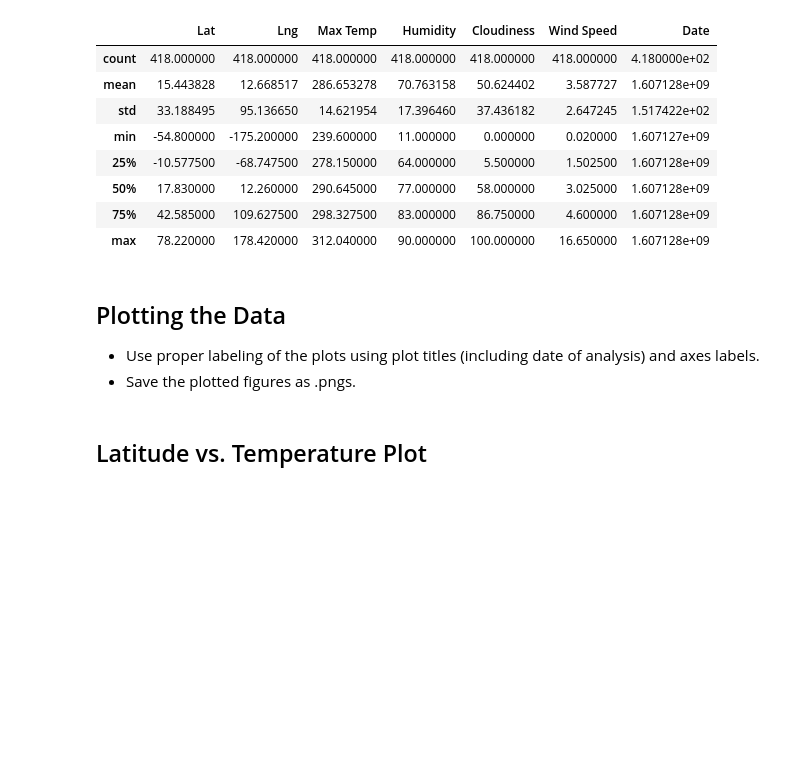
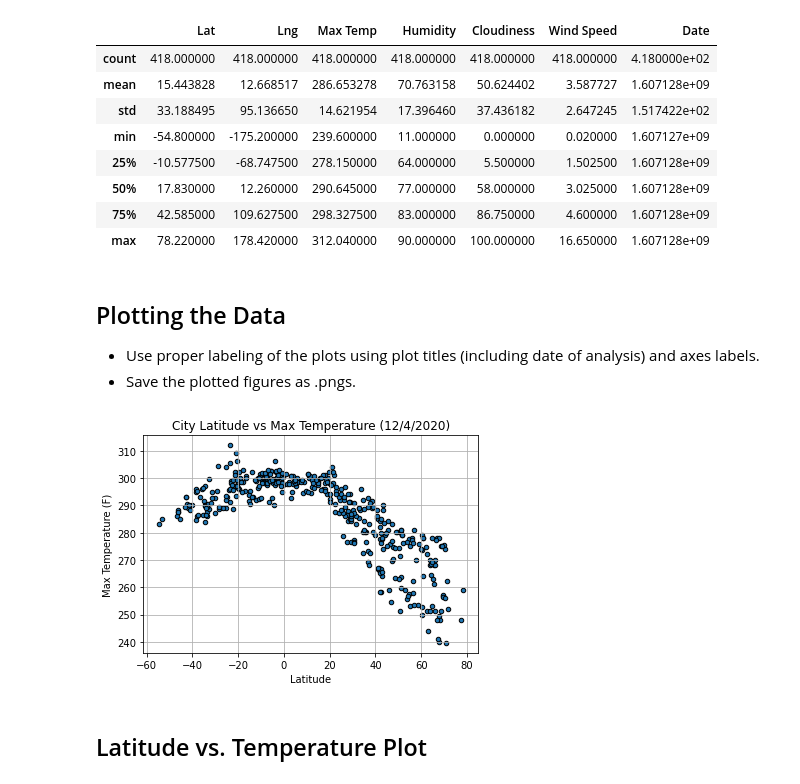
Before and after one commit to perkins228/python-api-challenge, a Jupyter notebook: WeatherPY/WeatherPy.ipynb, the cells around one changed output. Saved outputs shown, nothing was run; the diff lists cells and outputs as text; code cells hidden in the pictures; blank space fills up the shorter version.

```diff
--- a/WeatherPY/WeatherPy.ipynb
+++ b/WeatherPY/WeatherPy.ipynb
@@ -174,3 +172,10 @@ clean_city_data.plot()
+# %%
+clean_city_data.plot(x = "Lat", y = "Max Temp", kind = "scatter", grid = True, title = "City Latitude vs Max Temperature (12/4/2020)", edgecolor = "black")
+plt.xlabel("Latitude")
+plt.ylabel("Max Temperature (F)")
+plt.savefig("Latitude vs Max Temp.png")
+# %% [output]
+[figure, added]
 # %% [markdown]
 ## Latitude vs. Temperature Plot
 # %%
```
Also changed, not shown: parts of 1 cell of this notebook, 1 other file.
